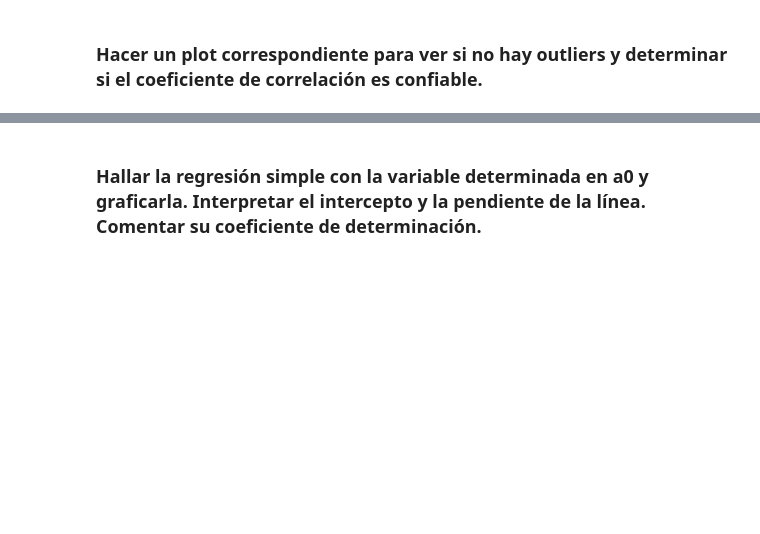
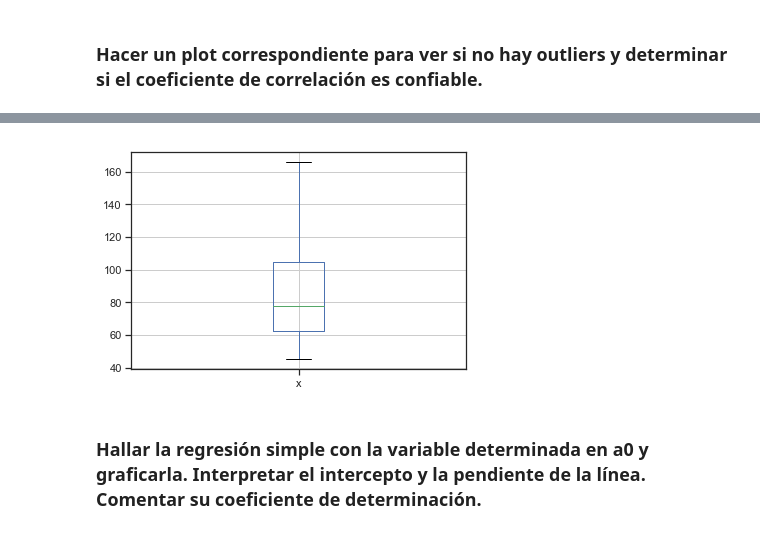
Before and after one commit to fdrio/Data_Mining, a Jupyter notebook: HW/HW2/Ex1_Crimen.ipynb, the cells around one changed output, grey strips where cells are left out. Cells and saved outputs as stored; diff of their text form; code cells hidden in the pictures; blank space fills up the shorter version.

```diff
--- a/HW/HW2/Ex1_Crimen.ipynb
+++ b/HW/HW2/Ex1_Crimen.ipynb
@@ -89,3 +102,7 @@ The max correlation is between R and Ex0:  0.6876044557069301
+# %%
+rd_viz = pd.plotting.boxplot(data["Ex0"])
+# %% [output]
+[figure, added]
 # %% [markdown]
 ### Hallar la regresión simple con la variable determinada en a0 y graficarla. Interpretar el intercepto y la pendiente de la línea. Comentar su coeficiente de determinación.
 # %% [markdown]
```
Also changed, not shown: parts of 2 cells of this notebook.
